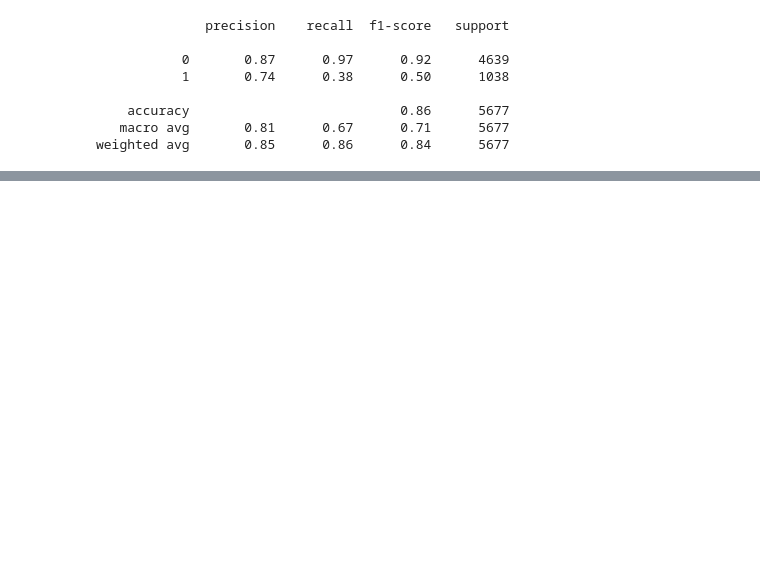
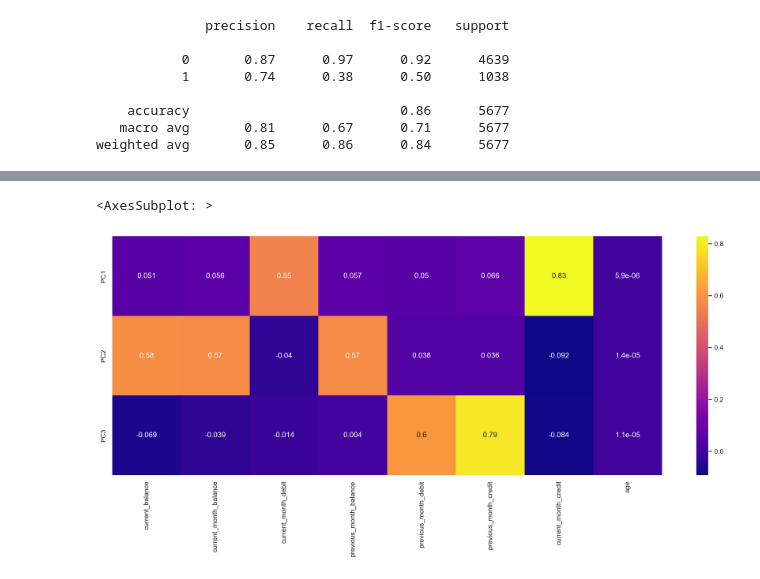
Before and after one commit to LuisBDev/Modelo-de-Prediccion-Fuga-de-Clientes-Banca-NJIT, a Jupyter notebook: Project_BankChurn_Classifier.ipynb, the cells around one changed output, grey strips where cells are left out. Saved outputs shown, nothing was run; the diff lists cells and outputs as text; code cells hidden in the pictures; blank space fills up the shorter version.

```diff
--- a/Project_BankChurn_Classifier.ipynb
+++ b/Project_BankChurn_Classifier.ipynb
@@ -319,0 +459,5 @@ weighted avg       0.85      0.86      0.84      5677
+# %%
+pca_12 = PCA(n_components=3)
+pca_12.fit(X)
+pca_12.explained_variance_ratio_
+np.sum(pca_12.explained_variance_ratio_)
@@ -319,0 +466,3 @@ weighted avg       0.85      0.86      0.84      5677
+# %%
+df_comp_3 = pd.DataFrame(pca_12.components_, index=["PC1","PC2","PC3"],columns=dataframe_columns)
+df_comp_3
@@ -319,0 +474,6 @@ weighted avg       0.85      0.86      0.84      5677
+# %%
+plt.figure(figsize=(20,7),dpi=150)
+sns.heatmap(df_comp_3,cmap='plasma',annot=True)
+# %% [output]
+<AxesSubplot: >
+[figure, added]
```
Also changed, not shown: parts of 36 cells of this notebook.
